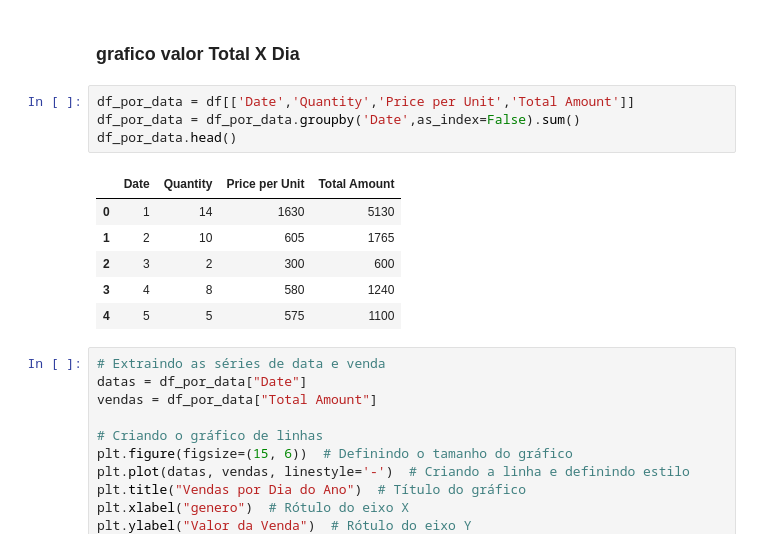
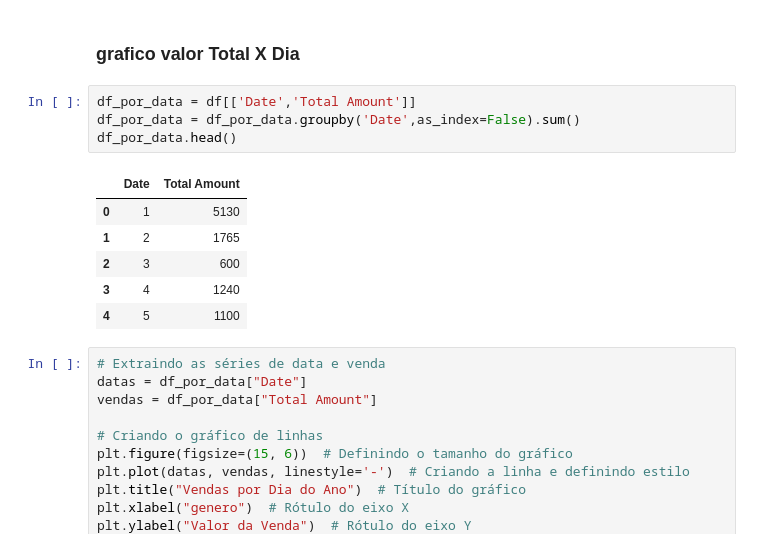
Before and after one commit to Walter-Alves-602/Pojeto_loja_DS, a Jupyter notebook: main.ipynb, the cells around one changed output. Cells and saved outputs as stored; diff of their text form.

```diff
--- a/main.ipynb
+++ b/main.ipynb
@@ -250,16 +251,16 @@ def grafico_linha(x:str,y:str,titulo:str):
 # %% [markdown]
 ### grafico valor Total X Dia
 # %%
-df_por_data = df[['Date','Quantity','Price per Unit','Total Amount']]
+df_por_data = df[['Date','Total Amount']]
 df_por_data = df_por_data.groupby('Date',as_index=False).sum()
 df_por_data.head()
 # %% [output]
-|  | Date | Quantity | Price per Unit | Total Amount |
-| 0 | 1 | 14 | 1630 | 5130 |
-| 1 | 2 | 10 | 605 | 1765 |
-| 2 | 3 | 2 | 300 | 600 |
-| 3 | 4 | 8 | 580 | 1240 |
-| 4 | 5 | 5 | 575 | 1100 |
+|  | Date | Total Amount |
+| 0 | 1 | 5130 |
+| 1 | 2 | 1765 |
+| 2 | 3 | 600 |
+| 3 | 4 | 1240 |
+| 4 | 5 | 1100 |
 # %%
 # Extraindo as séries de data e venda
 datas = df_por_data["Date"]
```
Also changed, not shown: parts of 6 cells of this notebook.
